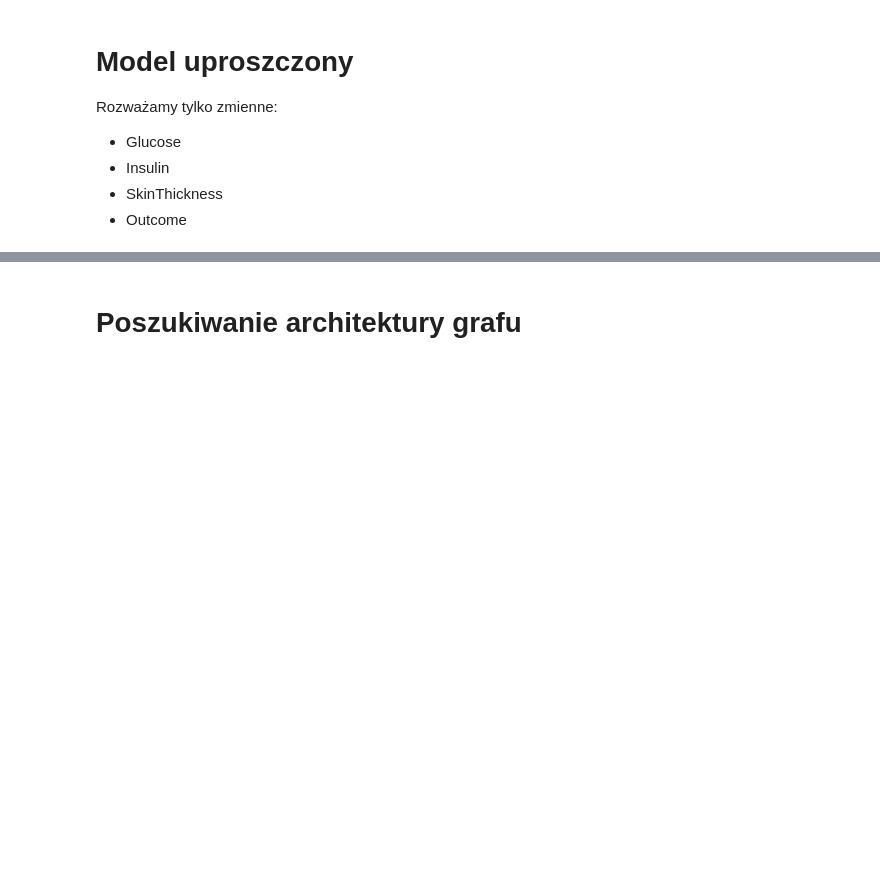
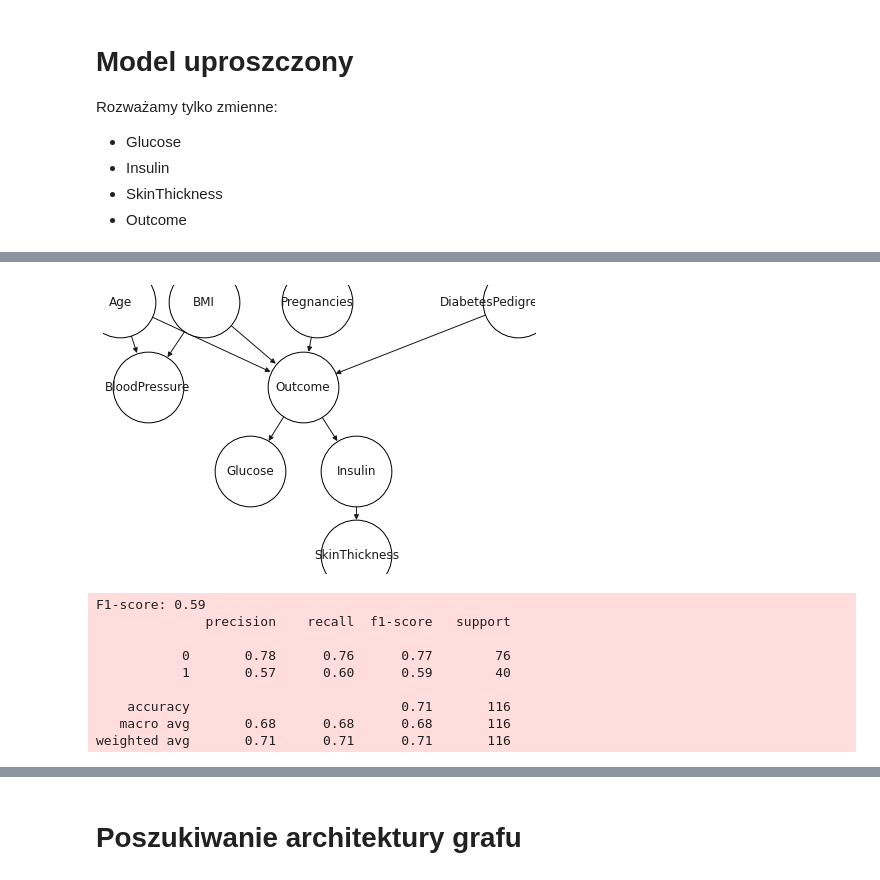
Before and after one commit to Stashq/p01-czwartek-11-Straburzynski-Raczy, a Jupyter notebook: PGM.ipynb, the cells around one changed output, grey strips where cells are left out. Drawn from its saved outputs; the diff is of its cells as text; code cells hidden in the pictures; blank space fills up the shorter version.

```diff
--- a/PGM.ipynb
+++ b/PGM.ipynb
@@ -69 +85,32 @@ draw(bn)
+# %%
+bn = BayesianModel([
+    ("Age", "BloodPressure"),
+    ("BMI", "BloodPressure"),
+    ("BMI", "Outcome"),
+    ("Pregnancies", "Outcome"),
+    ("DiabetesPedigreeFunction", "Outcome"),
+    ("Age", "Outcome"),
+    ("Outcome", "Glucose"),
+    ("Outcome", "Insulin"),
+    ("Insulin", "SkinThickness"),
+])
+bn.fit(train)
+draw(bn)
+y_pred = bn.predict(test.drop(columns="Outcome"))
+f1 = get_f1_score(
+    y_true=test["Outcome"],
+    y_pred=y_pred,
+    verbose=2
+)
+# %% [output]
+[figure, added]
+F1-score: 0.59
+              precision    recall  f1-score   support
+
+           0       0.78      0.76      0.77        76
+           1       0.57      0.60      0.59        40
+
+    accuracy                           0.71       116
+   macro avg       0.68      0.68      0.68       116
+weighted avg       0.71      0.71      0.71       116
 # %%
```
Also changed, not shown: parts of 11 cells of this notebook.
